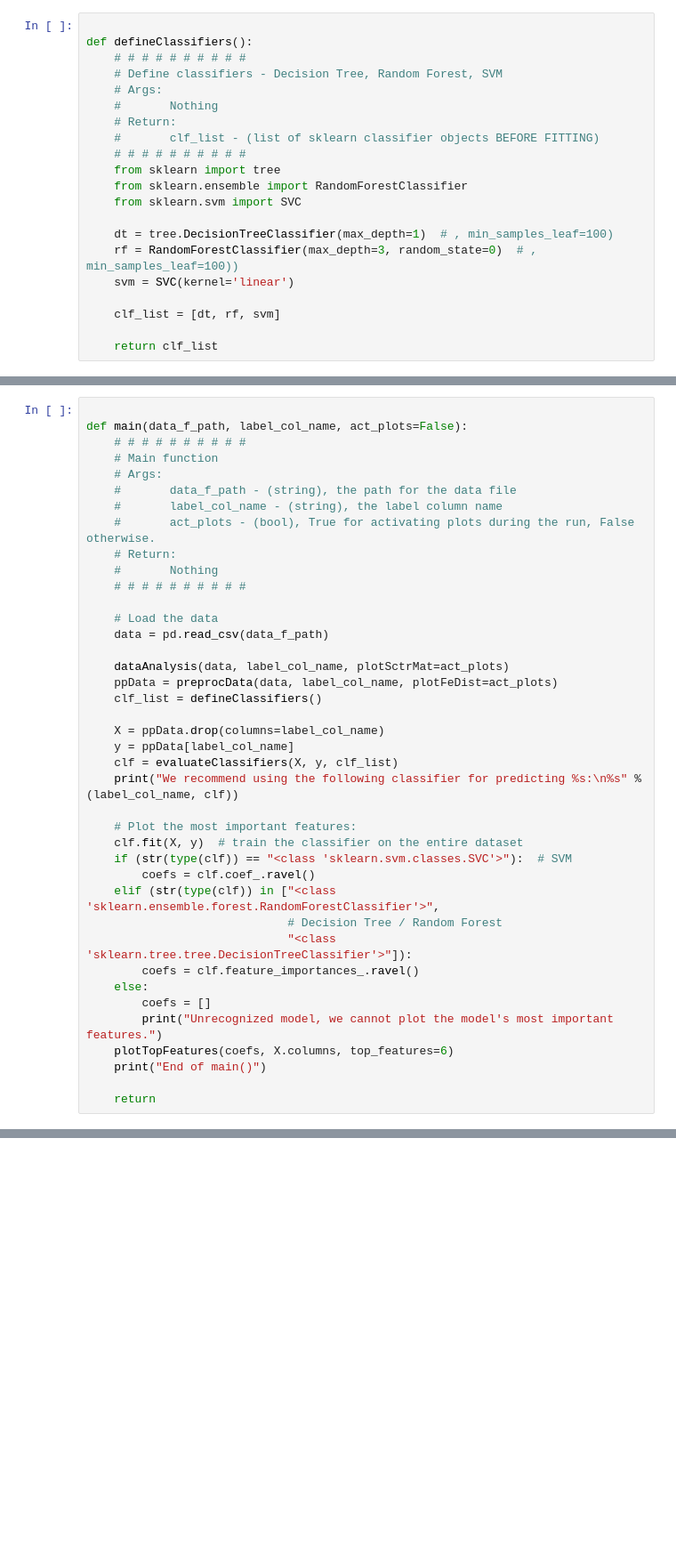
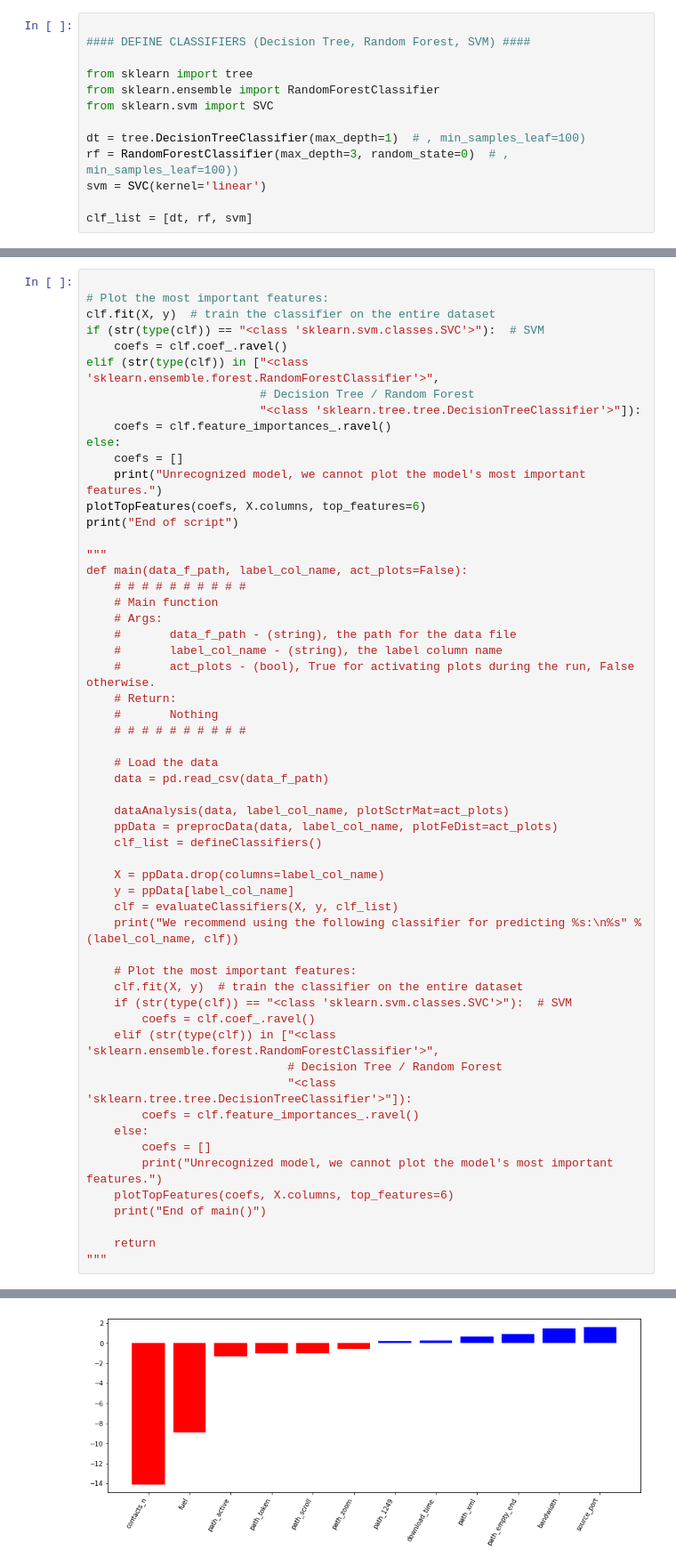
Before and after one commit to michaly/akmTest, a Jupyter notebook: akm_q2.ipynb, the cells around one changed output, grey strips where cells are left out. Shown at 89% size. Drawn from its saved outputs; the diff is of its cells as text; blank space fills up the shorter version.

```diff
--- a/akm_q2.ipynb
+++ b/akm_q2.ipynb
@@ -271,23 +295,15 @@ def preprocData(data_df, labelColName, plotFeDist=False):
 # %%
 
-def defineClassifiers():
-    # # # # # # # # # #
-    # Define classifiers - Decision Tree, Random Forest, SVM
-    # Args:
-    #       Nothing
-    # Return:
-    #       clf_list - (list of sklearn classifier objects BEFORE FITTING)
-    # # # # # # # # # #
-    from sklearn import tree
-    from sklearn.ensemble import RandomForestClassifier
-    from sklearn.svm import SVC
+#### DEFINE CLASSIFIERS (Decision Tree, Random Forest, SVM) ####
 
-    dt = tree.DecisionTreeClassifier(max_depth=1)  # , min_samples_leaf=100)
-    rf = RandomForestClassifier(max_depth=3, random_state=0)  # , min_samples_leaf=100))
-    svm = SVC(kernel='linear')
+from sklearn import tree
+from sklearn.ensemble import RandomForestClassifier
+from sklearn.svm import SVC
 
-    clf_list = [dt, rf, svm]
+dt = tree.DecisionTreeClassifier(max_depth=1)  # , min_samples_leaf=100)
+rf = RandomForestClassifier(max_depth=3, random_state=0)  # , min_samples_leaf=100))
+svm = SVC(kernel='linear')
 
-    return clf_list
+clf_list = [dt, rf, svm]
 # %%
 
@@ -343,6 +369,21 @@ def plotTopFeatures(coef_nparr, fe_name_list, top_features=20):
     return
 # %%
 
+# Plot the most important features:
+clf.fit(X, y)  # train the classifier on the entire dataset
+if (str(type(clf)) == "<class 'sklearn.svm.classes.SVC'>"):  # SVM
+    coefs = clf.coef_.ravel()
+elif (str(type(clf)) in ["<class 'sklearn.ensemble.forest.RandomForestClassifier'>",
+                         # Decision Tree / Random Forest
+                         "<class 'sklearn.tree.tree.DecisionTreeClassifier'>"]):
+    coefs = clf.feature_importances_.ravel()
+else:
+    coefs = []
+    print("Unrecognized model, we cannot plot the model's most important features.")
+plotTopFeatures(coefs, X.columns, top_features=6)
+print("End of script")
+
+"""
 def main(data_f_path, label_col_name, act_plots=False):
     # # # # # # # # # #
     # Main function
@@ -381,3 +422,5 @@ def main(data_f_path, label_col_name, act_plots=False):
     print("End of main()")
 
     return
+"""
+# %% [output]
@@ -383,0 +429 @@ def main(data_f_path, label_col_name, act_plots=False):
+[figure, added]
```
Also changed, not shown: parts of 10 cells of this notebook.
